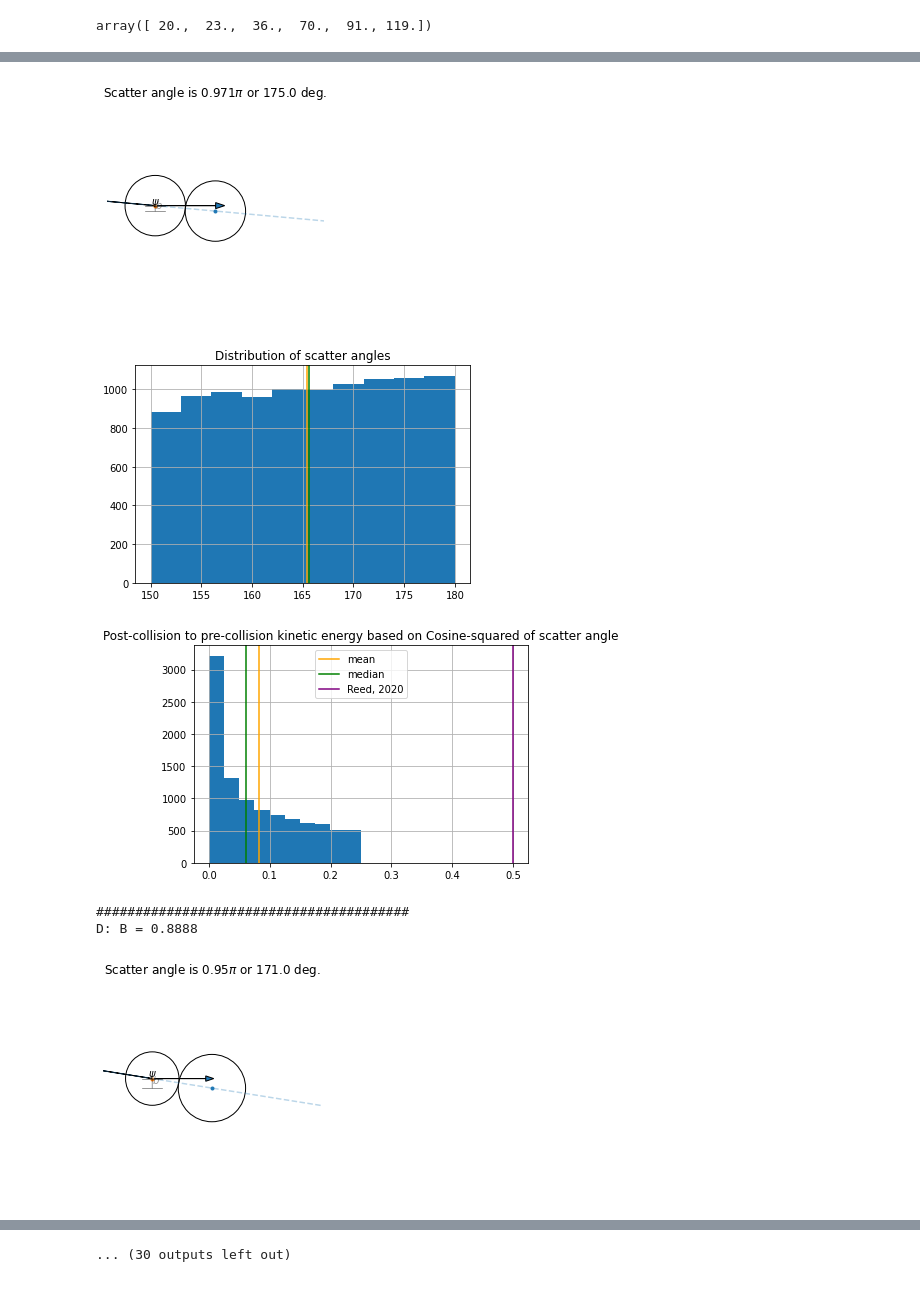
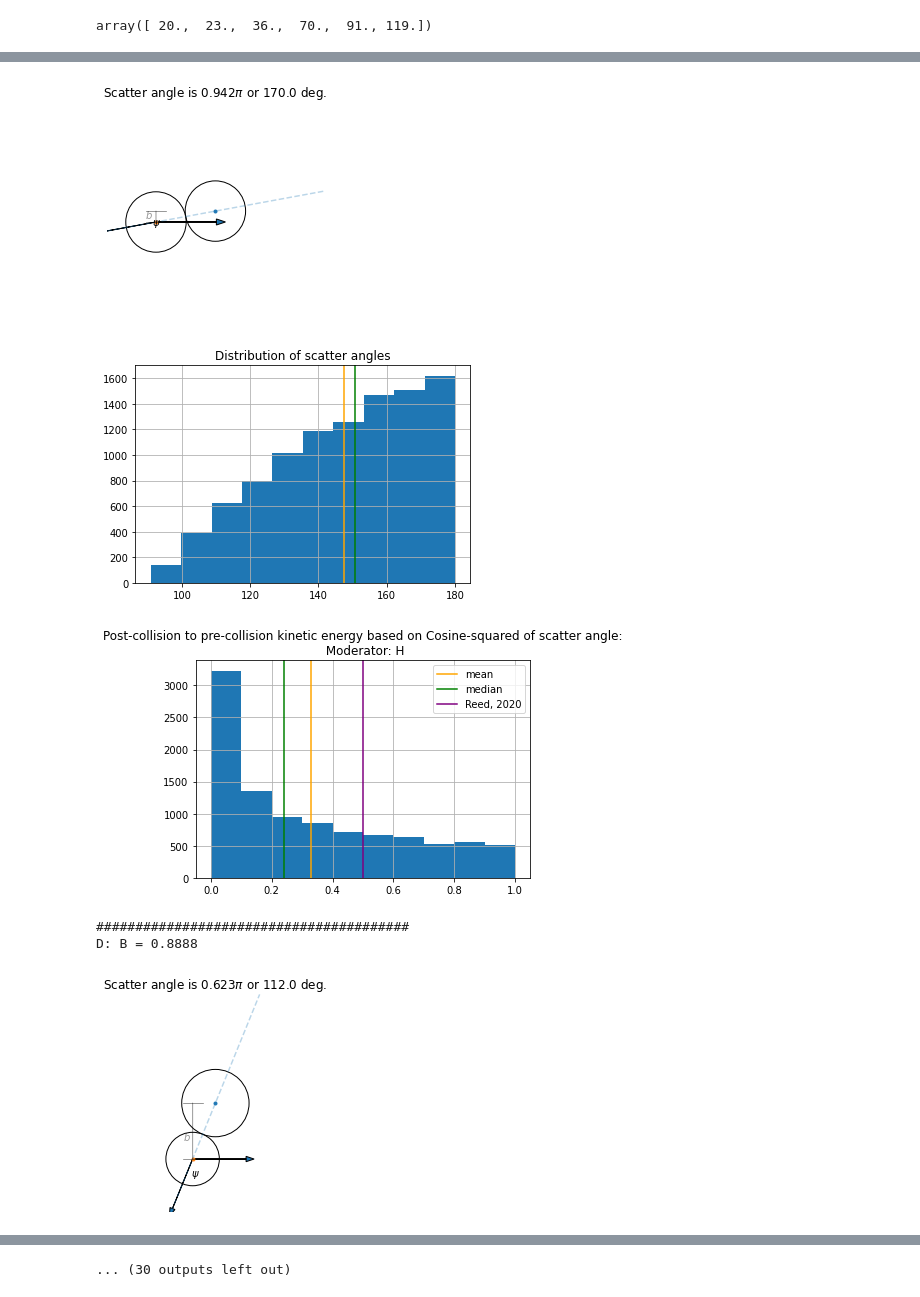
Before and after one commit to amatrhr/phy121, a Jupyter notebook: Scatter Angle Notebook.ipynb, the cells around one changed output, grey strips where cells are left out. Cells and saved outputs as stored; diff of their text form; code cells hidden in the pictures.

Commit message:
Update so that the scatter angle covers the appropriate range

```diff
--- a/Scatter Angle Notebook.ipynb
+++ b/Scatter Angle Notebook.ipynb
@@ -98,4 +97,5 @@ random_incidence()
 # %%
+ rng = np.random.default_rng()
 def circle_plot(D=2, to_plot=False, use_angle=False, ratio=1e-6):
     """
     Identify scatter angle and
@@ -106,11 +106,11 @@ def circle_plot(D=2, to_plot=False, use_angle=False, ratio=1e-6):
     ratio (when use_angle=True): distance (in neutron radii) between neutron source and moderator nucleus
     """
     # generate random impact parameter
-    rng = np.random.default_rng()
+
     random_place = rng.uniform(-1,1)
     nuc_rad = D - 1 # nuclear radius is expressed in terms of neutron radii
-    b = random_incidence(ratio)*nuc_rad if use_angle else random_place*nuc_rad
-    scatter_angle = np.arcsin(b/D)
+    b = random_incidence(ratio)*D if use_angle else random_place*D
+    scatter_angle = np.arcsin(b/D) #  r+R = 1 + nuc_Rad = D
     #
     if to_plot:
         fig, ax = plt.subplots()
@@ -128,7 +128,7 @@ def circle_plot(D=2, to_plot=False, use_angle=False, ratio=1e-6):
         ax.plot(-D*np.cos(scatter_angle),b, '.')
         ax.axline((0,0), (-D*np.cos(scatter_angle),b),ls="--", alpha=0.3)
         ax.annotate(xy=(-D*np.cos(scatter_angle)*1.075,b *1.3), text="$\psi$")
-        ax.annotate(xy=(-D*np.cos(scatter_angle), b*0.53), text="$b$", alpha=0.4)
+        ax.annotate(xy=(-D*np.cos(scatter_angle)-0.37, b*0.67), text="$b$", alpha=0.4)
         ax.set_title(f"Scatter angle is {np.round((np.pi - abs(scatter_angle))/np.pi,3)}$\pi$ or {np.round(180*(np.pi - abs(scatter_angle))/np.pi)} deg.")
         plt.axis('off')
         plt.show()
@@ -165,7 +167,7 @@ for idx, name in enumerate(modnames):
     ax.axvline(pd.Series(vals).apply(lambda x: 1-B*np.cos(x)**2).mean(), c= 'orange')
     ax.axvline(pd.Series(vals).apply(lambda x: 1-B*np.cos(x)**2).median(), c= 'green')
     ax.axvline(1-B/2, c="purple")
-    ax.set_title("Post-collision to pre-collision kinetic energy based on Cosine-squared of scatter angle")
+    ax.set_title(f"Post-collision to pre-collision kinetic energy based on Cosine-squared of scatter angle:\n Moderator: {name}")
     ax.legend(['mean','median','Reed, 2020'])
     plt.show()
     plt.close()
@@ -179,6 +181,6 @@ H: B = 1.0
-[figure, old version]
+[figure, new version]
-[figure, old version]
+[figure, new version]
-[figure, old version]
+[figure, new version]
 ########################################
 D: B = 0.8888
-[figure, old version]
+[figure, new version]
```
Also changed, not shown: parts of 6 cells of this notebook.
